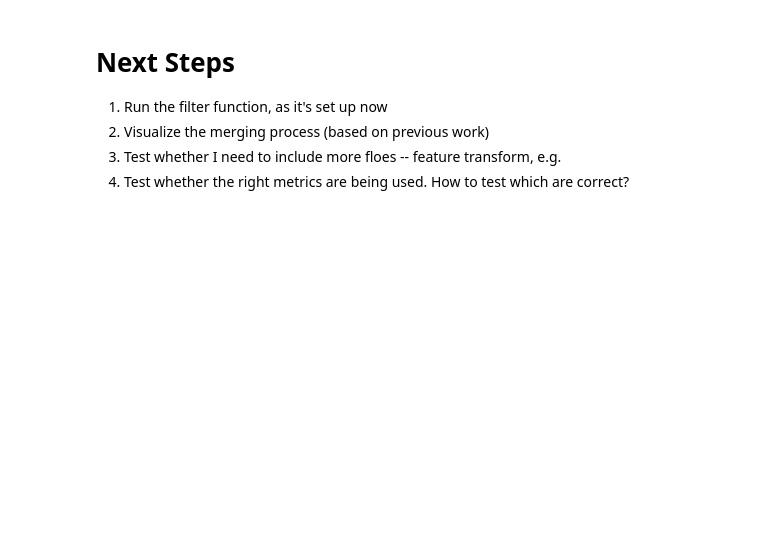
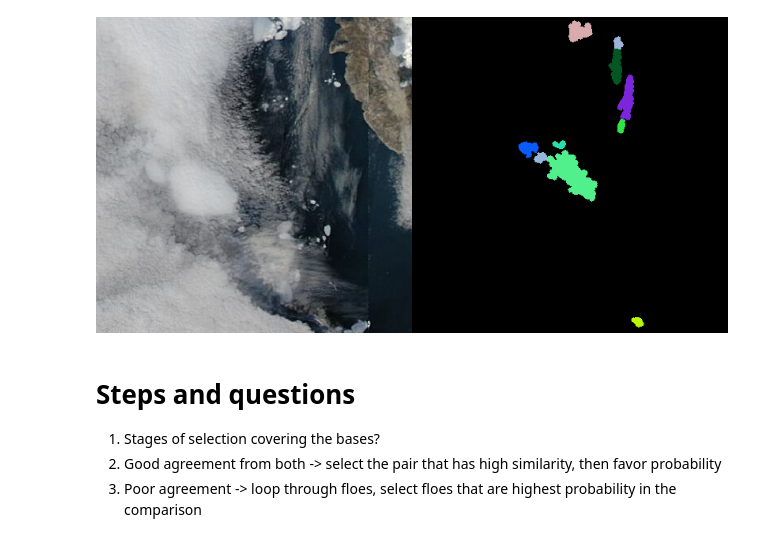
Before and after one commit to danielmwatkins/calval_tgrs, a Jupyter notebook: notebooks/segmentation_merge_floes.ipynb, the cells around one changed output. Cells and saved outputs as stored; diff of their text form; code cells hidden in the pictures; blank space fills up the shorter version.

Commit message:
figuring out last merge step

```diff
--- a/notebooks/segmentation_merge_floes.ipynb
+++ b/notebooks/segmentation_merge_floes.ipynb
@@ -69,15 +50,14 @@ function clean_split_label(binary_mask, ice_mask, cloud_mask)
 end
 
 # Workflows produce labeled arrays, not segmented images
-function kmeans_workflow(preproc_gray, fc_masked, land_mask, ice_mask, cloud_mask; k=4, cluster_selection_algorithm=cluster_algo)
-    masked_gray = apply_landmask(preproc_gray, land_mask)
+function kmeans_workflow(preproc_gray, fc_masked, water_mask, ice_mask, cloud_mask; k=4, cluster_selection_algorithm=cluster_algo)
+    masked_gray = apply_landmask(preproc_gray, water_mask)
     kmeans_result = kmeans_binarization(
         masked_gray, fc_masked; k=k, cluster_selection_algorithm=cluster_algo) .> 0
     return clean_split_label(kmeans_result, ice_mask, cloud_mask)
 end
 
-function adaptive_workflow(preproc_gray, land_mask, ice_mask, cloud_mask; window_size=400, percentage=0)
-    water_mask = .!(ice_mask .|| cloud_mask .|| land_mask)
+function adaptive_workflow(preproc_gray, land_mask, water_mask, ice_mask, cloud_mask; window_size=400, percentage=0)
     adaptive_result = binarize(preproc_gray, AdaptiveThreshold(; window_size=window_size, percentage=percentage)) .> 0
     apply_landmask!(adaptive_result, land_mask)
     apply_landmask!(adaptive_result, water_mask)
@@ -244,5 +222,5 @@ preproc_function = FSPipeline.Preprocess(
 tiles = get_tiles(tc_imgs[1], (400, 400)) # single tile
 preproc_gray = preproc_function.(tc_imgs, land_masks, [tiles]);
 # %%
-adapt_labels = adaptive_workflow.(preproc_gray, land_masks, ice_masks, cloud_masks; window_size=200, percentage=0);
-kmeans_labels = kmeans_workflow.(preproc_gray, fc_buffered, land_masks, ice_masks, cloud_masks);
+adapt_labels = adaptive_workflow.(preproc_gray, land_masks, water_masks, ice_masks, cloud_masks; window_size=200, percentage=0);
+kmeans_labels = kmeans_workflow.(preproc_gray, fc_buffered, water_masks, ice_masks, cloud_masks);
@@ -251,0 +227,12 @@ Suggestion: check for spelling errors or missing imports.
+# %%
+idx = 1
+df_a = filter_floes(adapt_labels[idx],
+        coastal_buffers[idx],
+        cloud_masks[idx],
+        fc_imgs[idx]; min_probability=0
+)
+df_k = filter_floes(kmeans_labels[idx],
+        coastal_buffers[idx],
+        cloud_masks[idx],
+        fc_imgs[idx]
+);
@@ -252,6 +250,9 @@ Suggestion: check for spelling errors or missing imports.
+# %%
+mosaicview(tc_imgs[idx], view_seg_random(SegmentedImage(fc_imgs[idx], adapt_labels[idx])), nrow=1)
+# %% [output]
+[figure, added]
 # %% [markdown]
-# Next Steps
-1. Run the filter function, as it's set up now
-2. Visualize the merging process (based on previous work)
-3. Test whether I need to include more floes -- feature transform, e.g.
-4. Test whether the right metrics are being used. How to test which are correct?
+# Steps and questions
+1. Stages of selection covering the bases?
+  1. Good agreement from both -> select the pair that has high similarity, then favor probability
+  2. Poor agreement -> loop through floes, select floes that are highest probability in the comparison
```
Also changed, not shown: parts of 7 cells of this notebook.
